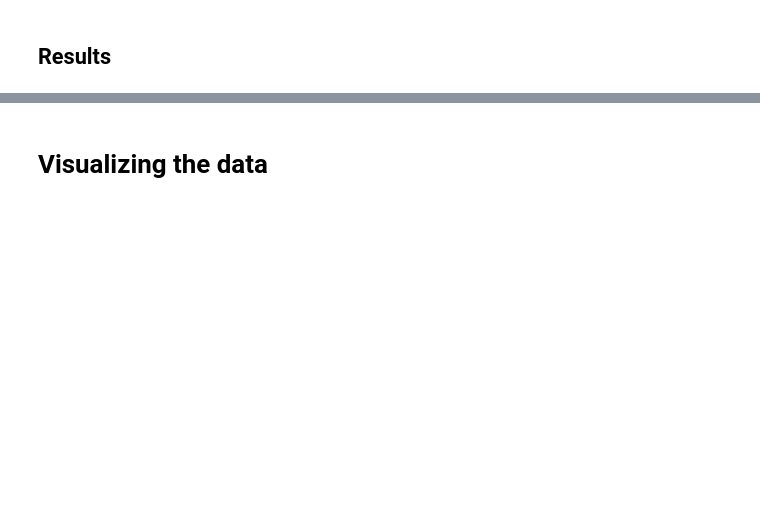
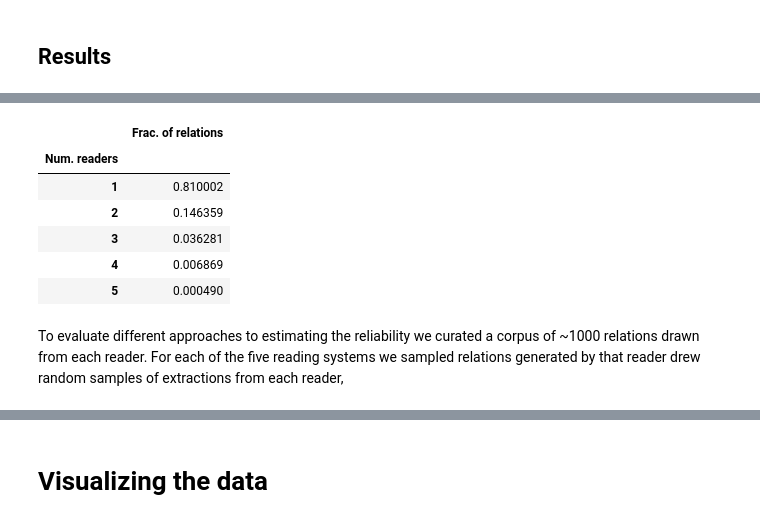
Before and after one commit to sorgerlab/indra_assembly_paper, a Jupyter notebook: notebooks/Belief Prediction.ipynb, the cells around one changed output, grey strips where cells are left out. Saved outputs shown, nothing was run; the diff lists cells and outputs as text; code cells hidden in the pictures; blank space fills up the shorter version.

```diff
--- a/notebooks/Belief Prediction.ipynb
+++ b/notebooks/Belief Prediction.ipynb
@@ -38,3 +126,28 @@ from sklearn import metrics
+# %%
+def marginal_reader_freqs(freqs):
+    rcount_dict = {}
+    for rtup, freq in freqs.items():
+        # Count the number of readers in the freq key tuple
+        # Make a set, then turn into a string, then replace'_' with nothing
+        rstr = ''.join(set(rtup)).replace('_', '')
+        rcount = len(rstr)
+        if rcount not in rcount_dict:
+            rcount_dict[rcount] = 0
+        rcount_dict[rcount] += freq
+    return rcount_dict
+
+rcount_dict = marginal_reader_freqs(reader_freqs)
+make_df(rcount_dict, 'Num. readers', 'Frac. of relations')
+# %% [output]
+|  | Frac. of relations |
+| Num. readers |  |
+| 1 | 0.810002 |
+| 2 | 0.146359 |
+| 3 | 0.036281 |
+| 4 | 0.006869 |
+| 5 | 0.000490 |
+# %% [markdown]
+To evaluate different approaches to estimating the reliability we curated a corpus of ~1000 relations drawn from each reader. For each of the five reading systems we sampled relations generated by that reader  drew random samples of extractions from each reader,
 # %%
 # Load and preprocess the KGE/curation dataset
 with open('kge_dataset.pkl', 'rb') as f:
```
Also changed, not shown: parts of 13 cells of this notebook.
